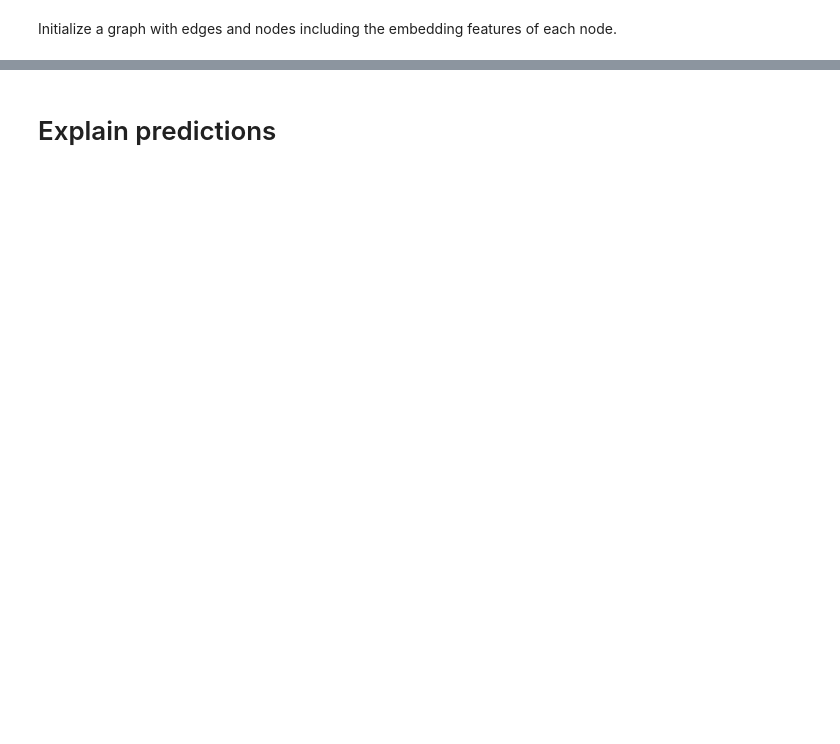
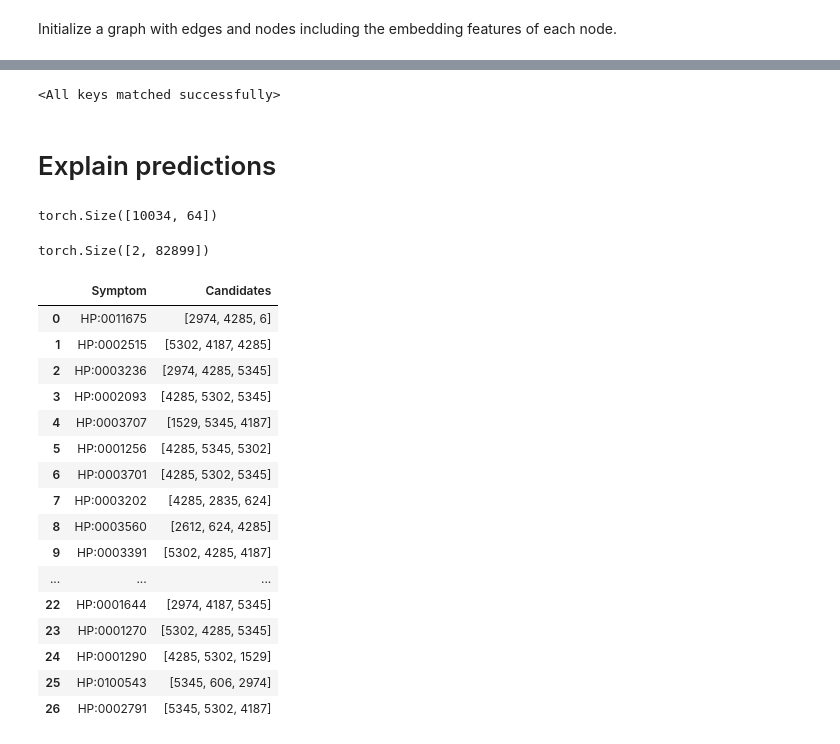
Before and after one commit to rosazwart/XAIFO-ThesisProject, a Jupyter notebook: explainer1.ipynb, the cells around one changed output, grey strips where cells are left out. Drawn from its saved outputs; the diff is of its cells as text; code cells hidden in the pictures; blank space fills up the shorter version.

```diff
--- a/explainer1.ipynb
+++ b/explainer1.ipynb
@@ -88,2 +140,15 @@ Number of nodes is 10275
+# %%
+from gnn.linkpred_model import LinkPredModel
+
+with open(f'output/best_model_{dataset_nr}_args.pkl', 'rb') as f:
+    loaded_args = pickle.load(f)
+
+best_model = LinkPredModel(len(e2v_embedding['Embedding'][0]),
+                           loaded_args['hidden_dim'], loaded_args['output_dim'],
+                           loaded_args['layers'], loaded_args['aggr'],
+                           loaded_args['dropout'], loaded_args['device']).to(loaded_args['device'])
+best_model.load_state_dict(torch.load(f'output/best_model_{dataset_nr}.pth'))
+# %% [output]
+<All keys matched successfully>
 # %% [markdown]
 # Explain predictions
@@ -92,0 +155,10 @@ def explain_edge(node_idx1, node_idx2):
+# %%
+x = torch.Tensor(e2v_embedding['Embedding'])
+print(x.shape)
+# %% [output]
+torch.Size([10034, 64])
+# %%
+edge_index = torch.Tensor(np.array(G.edges).transpose()).type(torch.int64).long()
+print(edge_index.shape)
+# %% [output]
+torch.Size([2, 82899])
@@ -92,0 +215,23 @@ def explain_edge(node_idx1, node_idx2):
+# %%
+import ast
+
+symptoms_drugs = pd.read_csv(f'output/symptom_drugs_{dataset_nr}.csv', converters={1:ast.literal_eval})
+symptoms_drugs
+# %% [output]
+|  | Symptom | Candidates |
+| 0 | HP:0011675 | [2974, 4285, 6] |
+| 1 | HP:0002515 | [5302, 4187, 4285] |
+| 2 | HP:0003236 | [2974, 4285, 5345] |
+| 3 | HP:0002093 | [4285, 5302, 5345] |
+| 4 | HP:0003707 | [1529, 5345, 4187] |
+| 5 | HP:0001256 | [4285, 5345, 5302] |
+| 6 | HP:0003701 | [4285, 5302, 5345] |
+| 7 | HP:0003202 | [4285, 2835, 624] |
+| 8 | HP:0003560 | [2612, 624, 4285] |
+| 9 | HP:0003391 | [5302, 4285, 4187] |
+| ... | ... | ... |
+| 22 | HP:0001644 | [2974, 4187, 5345] |
+| 23 | HP:0001270 | [5302, 4285, 5345] |
+| 24 | HP:0001290 | [4285, 5302, 1529] |
+| 25 | HP:0100543 | [5345, 606, 2974] |
+| 26 | HP:0002791 | [5345, 5302, 4187] |
```
Also changed, not shown: parts of 13 cells of this notebook, 7 other files.
